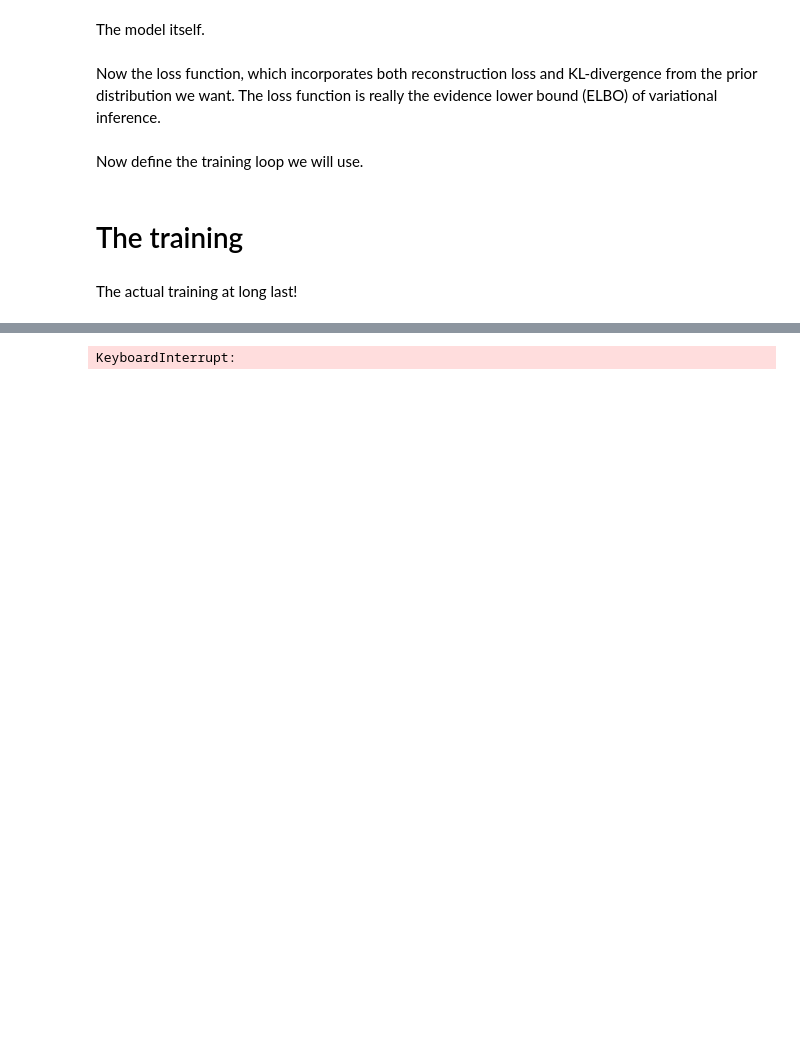
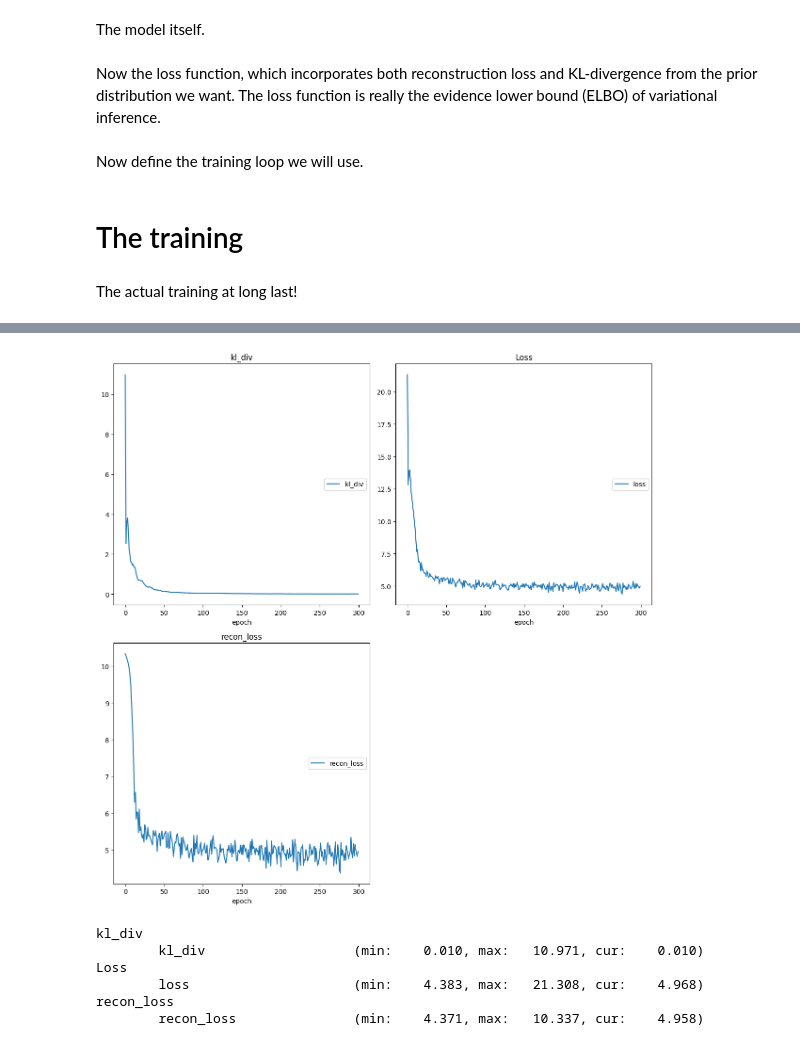
Before and after one commit to brianjmeagher11/text_vae, a Jupyter notebook: text_vae.ipynb, the cells around one changed output, grey strips where cells are left out. Saved outputs shown, nothing was run; the diff lists cells and outputs as text; code cells hidden in the pictures; blank space fills up the shorter version.

```diff
--- a/text_vae.ipynb
+++ b/text_vae.ipynb
@@ -595,14 +592,17 @@ def train_vae(
     # Set the model to training mode.
     model.train()
 
+    # Set up the plotter
+    plotlosses = PlotLosses()
+
     # Iterate over epochs.
     for epoch in range(epochs):
 
         # Iterate over batches in the data loader.
         for batch_idx, batch in enumerate(train_loader):
             # Get the tweets and their lengths.
-            tokens = batch['input_ids']
-            lengths = batch['lengths']
+            tokens = batch['input_ids'].to(device)
+            lengths = batch['lengths'].to(device)
 
             # Get the batch size.
             batch_size = tokens.size(0)
@@ -629,9 +629,17 @@ def train_vae(
             # Step the optimizer to update the parameters of the model.
             optimizer.step()
 
+            # update plot
+            plotlosses.update({
+                'loss': loss.detach().cpu(),
+                'recon_loss': recon_loss.detach().cpu(),
+                'kl_div': kl_div.detach().cpu()
+            })
+
             # Print progress when needed.
             if (batch_idx+1) % print_freq == 0:
-                print(f"Epoch {epoch+1}/{epochs}, batch {batch_idx+1}/{len(train_loader)}. Loss: {loss.item():.4f}")
+                # print(f"Epoch {epoch+1}/{epochs}, batch {batch_idx+1}/{len(train_loader)}. Loss: {loss.item():.4f}")
+                plotlosses.send()
 # %% [markdown]
 # The training
 # %% [markdown]
@@ -669,12 +674,18 @@ False
 # %%
 # At long last, train the model!
 train_vae(
     model=textVAE,
     train_loader=dataloader,
-    optimizer=optimizer
+    optimizer=optimizer,
 )
 # %% [output]
+[figure, added]
-KeyboardInterrupt:
+kl_div
+        kl_div                   (min:    0.010, max:   10.971, cur:    0.010)
+Loss
+        loss                     (min:    4.383, max:   21.308, cur:    4.968)
+recon_loss
+        recon_loss               (min:    4.371, max:   10.337, cur:    4.958)
 # %%
 # Generate a few examples.
 num_samples = 5
```
Also changed, not shown: parts of 6 cells of this notebook, 2 other files.
